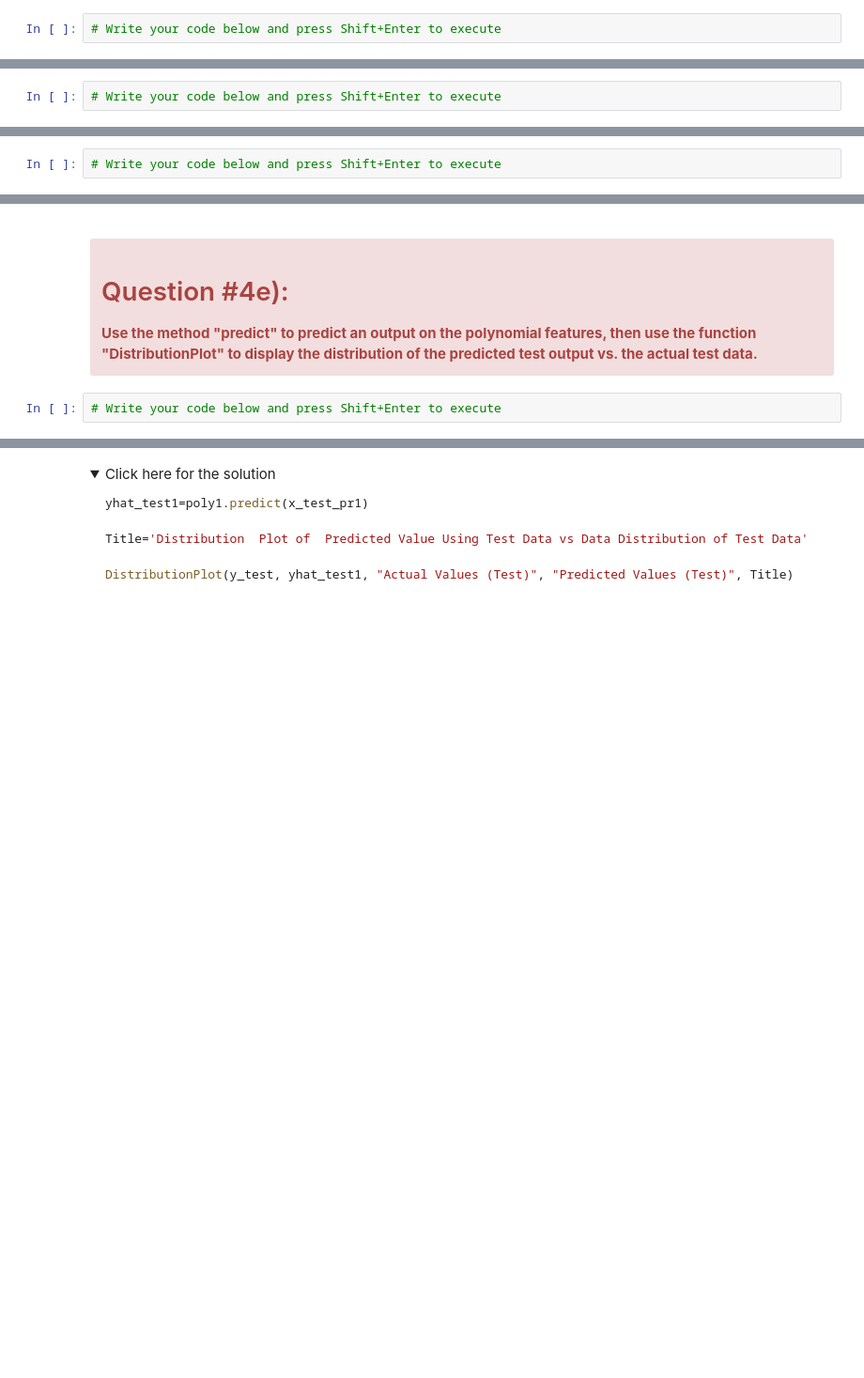
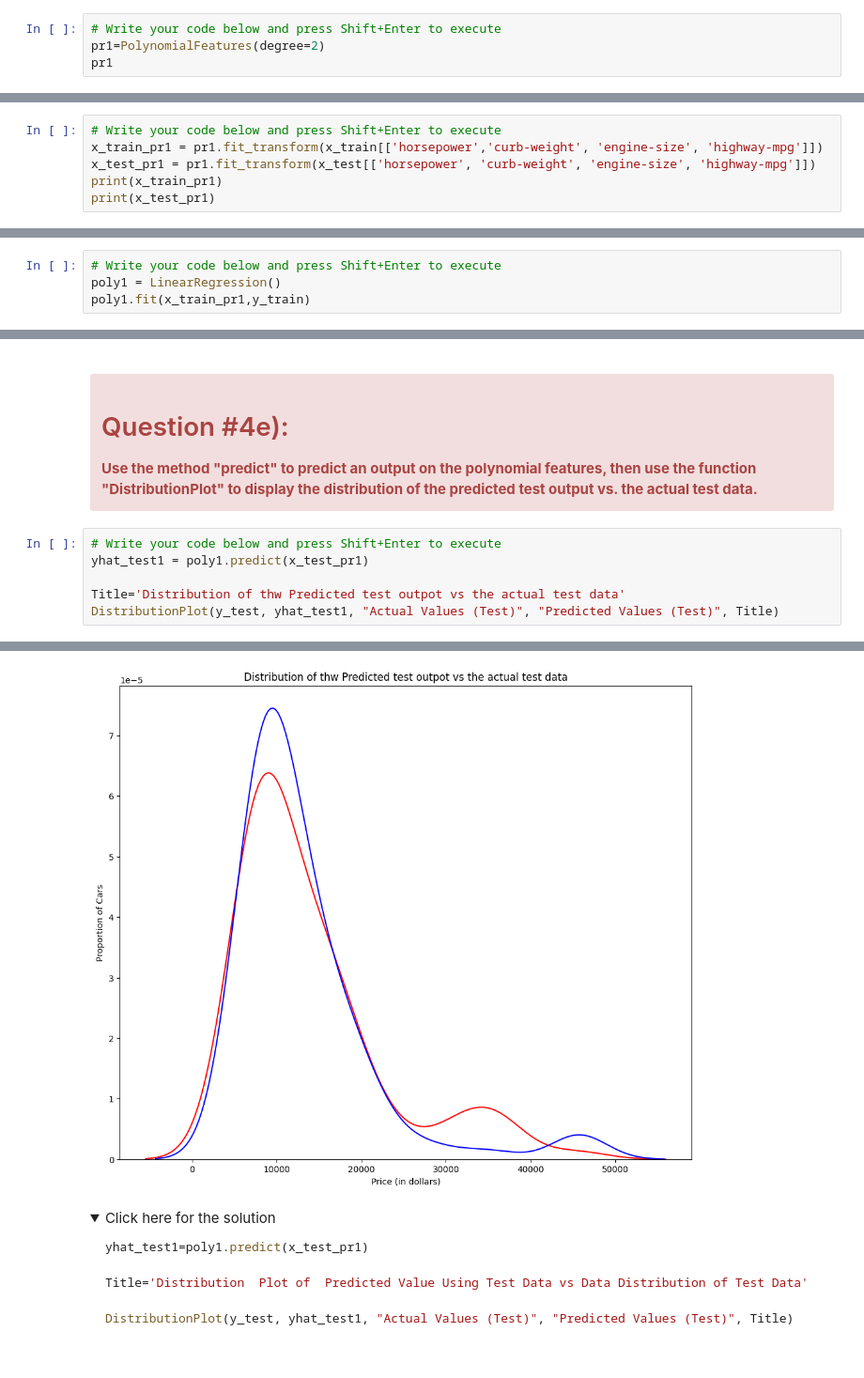
Before and after one commit to sammizewskiperscholas/pandas_demos, a Jupyter notebook: coursera_labs_analytics/DA0101EN-5-Review-Model-Evaluation-and-Refinement.ipynb, the cells around one changed output, grey strips where cells are left out. Shown at 94% size. Saved outputs shown, nothing was run; the diff lists cells and outputs as text; folded sections open; blank space fills up the shorter version.

Commit message:
Updated Lab5 and Lab6  of Data Analytsis

```diff
--- a/coursera_labs_analytics/DA0101EN-5-Review-Model-Evaluation-and-Refinement.ipynb
+++ b/coursera_labs_analytics/DA0101EN-5-Review-Model-Evaluation-and-Refinement.ipynb
@@ -480,3 +480,5 @@ interactive(children=(IntSlider(value=3, description='order', max=6), FloatSlide
 </div>
 # %%
 # Write your code below and press Shift+Enter to execute
+pr1=PolynomialFeatures(degree=2)
+pr1
@@ -498,3 +502,7 @@ pr1=PolynomialFeatures(degree=2)
 </div>
 # %%
 # Write your code below and press Shift+Enter to execute
+x_train_pr1 = pr1.fit_transform(x_train[['horsepower','curb-weight', 'engine-size', 'highway-mpg']])
+x_test_pr1 = pr1.fit_transform(x_test[['horsepower', 'curb-weight', 'engine-size', 'highway-mpg']])
+print(x_train_pr1)
+print(x_test_pr1)
@@ -545,3 +571,5 @@ Create a linear regression model "poly1". Train the object using the method "fit
 </div>
 # %%
 # Write your code below and press Shift+Enter to execute
+poly1 = LinearRegression()
+poly1.fit(x_train_pr1,y_train)
@@ -562,3 +592,8 @@ poly1=LinearRegression().fit(x_train_pr1,y_train)
 </div>
 # %%
 # Write your code below and press Shift+Enter to execute
+yhat_test1 = poly1.predict(x_test_pr1)
+
+Title='Distribution of thw Predicted test outpot vs the actual test data'
+DistributionPlot(y_test, yhat_test1, "Actual Values (Test)", "Predicted Values (Test)", Title)
+# %% [output]
@@ -565,3 +619,4 @@ poly1=LinearRegression().fit(x_train_pr1,y_train)
+[figure, added]
 # %% [markdown]
 <details><summary>Click here for the solution</summary>
 
```
Also changed, not shown: parts of 14 cells of this notebook, 3 other files.
